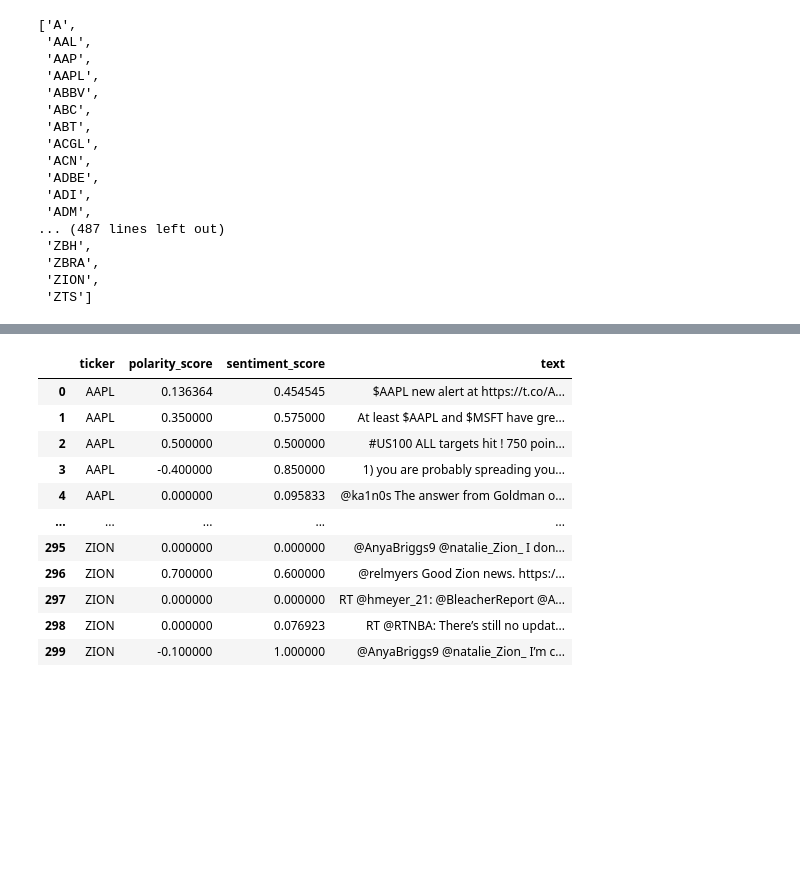
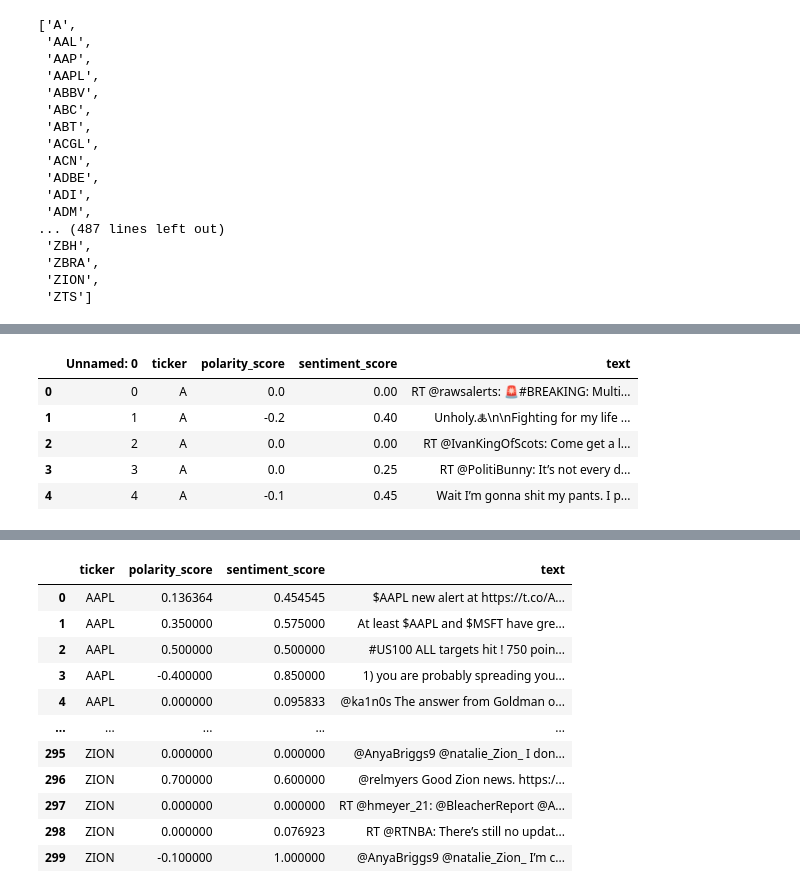
Before and after one commit to VedanshiShah7/Machine-Learning-In-Finance, a Jupyter notebook: Project 4/mini-project-4.ipynb, the cells around one changed output, grey strips where cells are left out. Drawn from its saved outputs; the diff is of its cells as text; code cells hidden in the pictures; blank space fills up the shorter version.

```diff
--- a/Project 4/mini-project-4.ipynb
+++ b/Project 4/mini-project-4.ipynb
@@ -151,3 +197,14 @@ df_vedanshi = pd.read_csv('twitter_sentiment_vedanshi.csv')
+# %%
+# remove the unnamed column
+df_luke = df_luke.drop(columns=['Unnamed: 0'])
+df_luke.head()
+# %% [output]
+|  | Unnamed: 0 | ticker | polarity_score | sentiment_score | text |
+| 0 | 0 | A | 0.0 | 0.00 | RT @rawsalerts: 🚨#BREAKING: Multi... |
+| 1 | 1 | A | -0.2 | 0.40 | Unholy.🜏\n\nFighting for my life ... |
+| 2 | 2 | A | 0.0 | 0.00 | RT @IvanKingOfScots: Come get a l... |
+| 3 | 3 | A | 0.0 | 0.25 | RT @PolitiBunny: It’s not every d... |
+| 4 | 4 | A | -0.1 | 0.45 | Wait I’m gonna shit my pants. I p... |
 # %%
 # combine the dataframes
 df = pd.concat([df_luke, df_roma, df_daniel, df_vedanshi])
```
Also changed, not shown: parts of 17 cells of this notebook, 10 other files.
